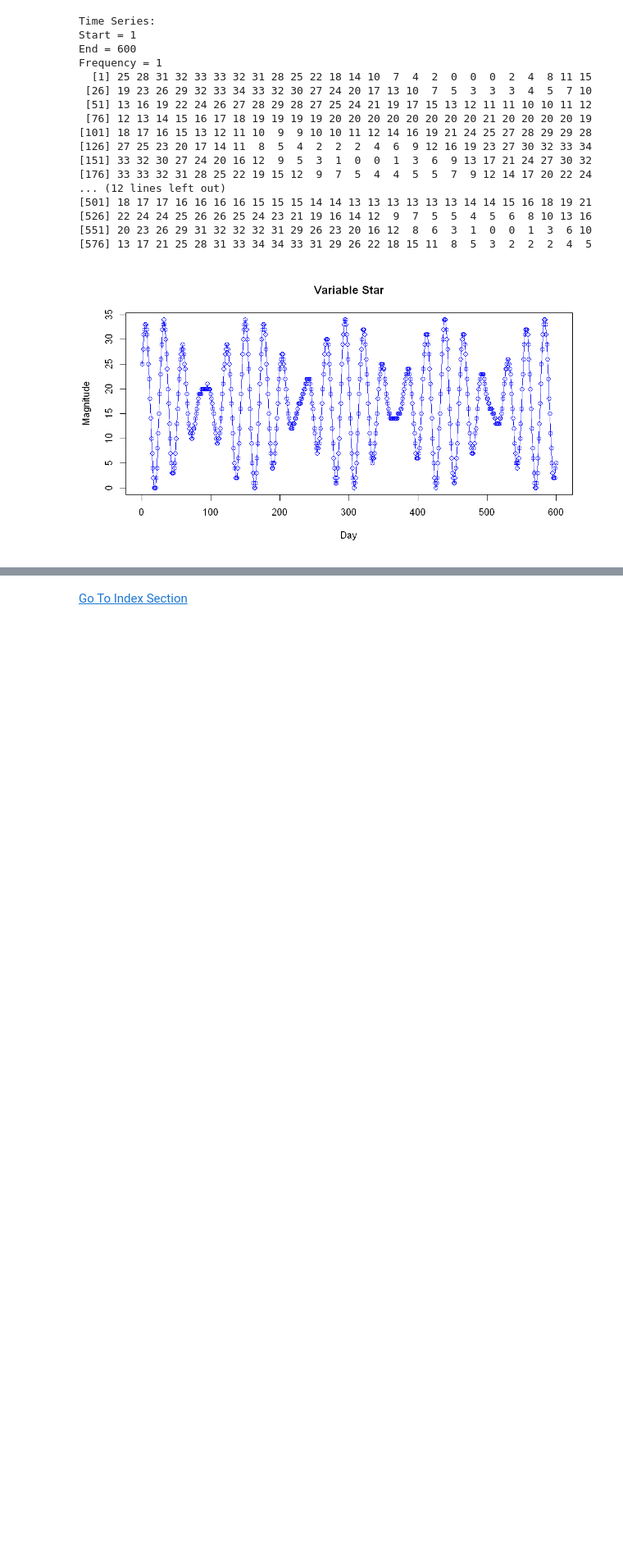
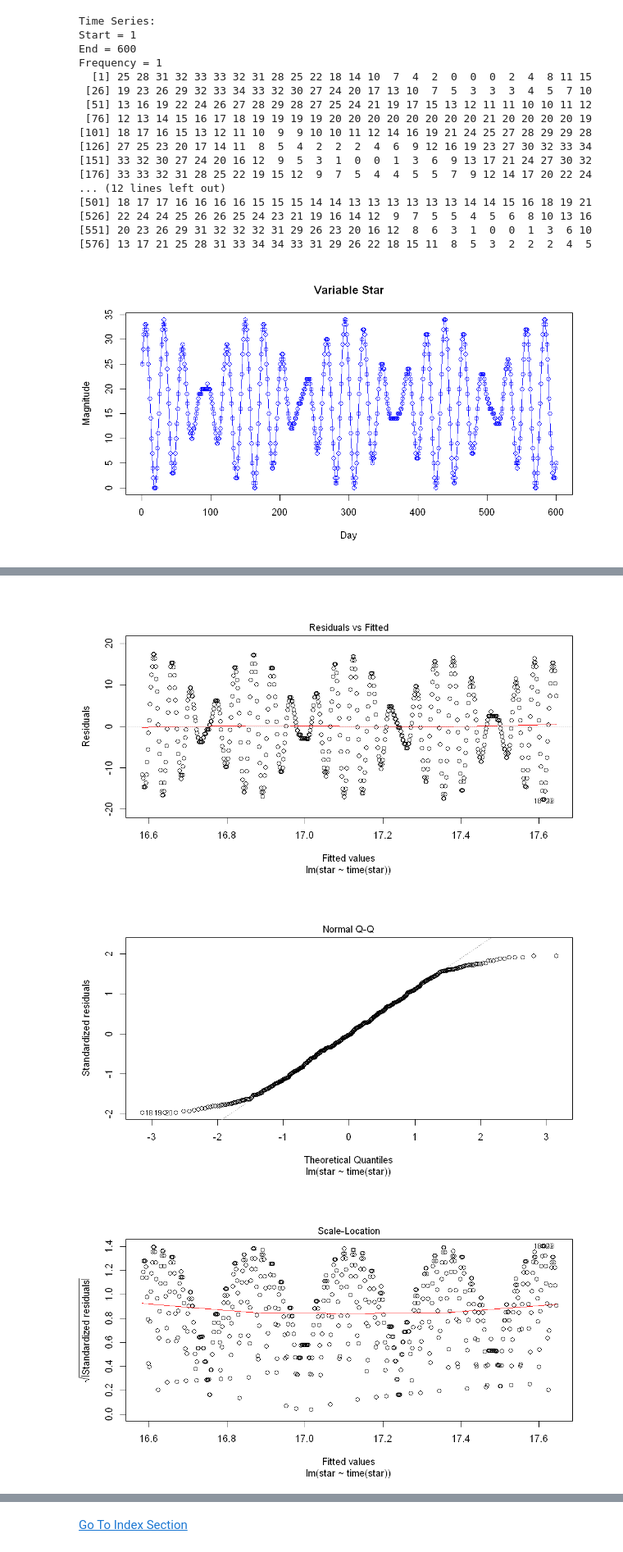
Before and after one commit to itsayushthada/Time-Series-Analysis, a Jupyter notebook: Week2/Time Series Visualization.ipynb, the cells around one changed output, grey strips where cells are left out. Shown at 82% size. Saved outputs shown, nothing was run; the diff lists cells and outputs as text; code cells hidden in the pictures; blank space fills up the shorter version.

```diff
--- a/Week2/Time Series Visualization.ipynb
+++ b/Week2/Time Series Visualization.ipynb
@@ -717,0 +827,6 @@ legend(x = "topright",
+# %%
+plot(star.linear.model)
+# %% [output]
+[figure, added]
+[figure, added]
+[figure, added]
```
Also changed, not shown: parts of 11 cells of this notebook.
